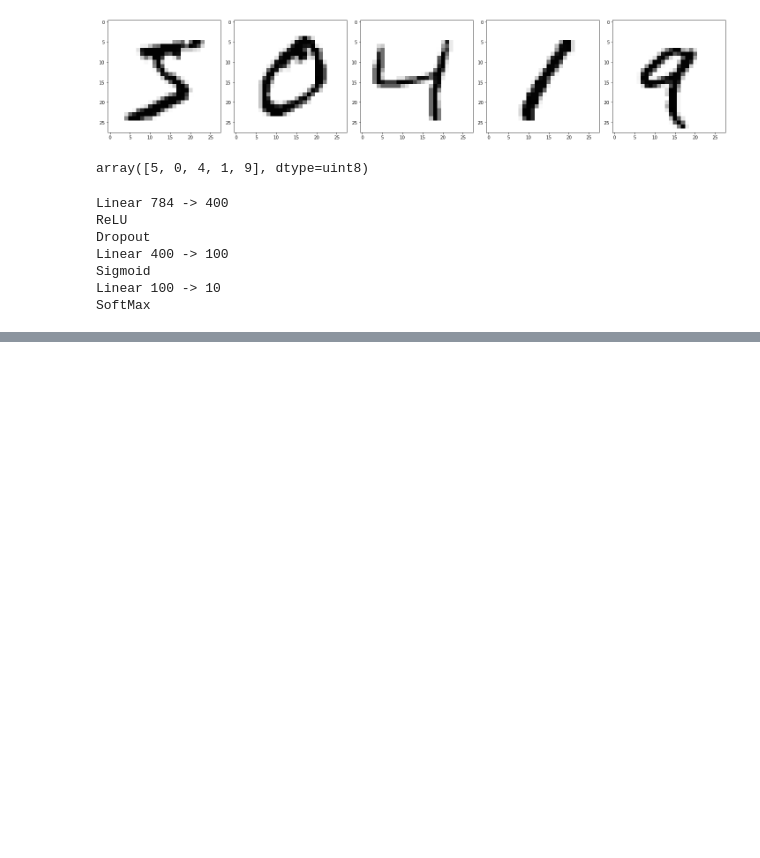
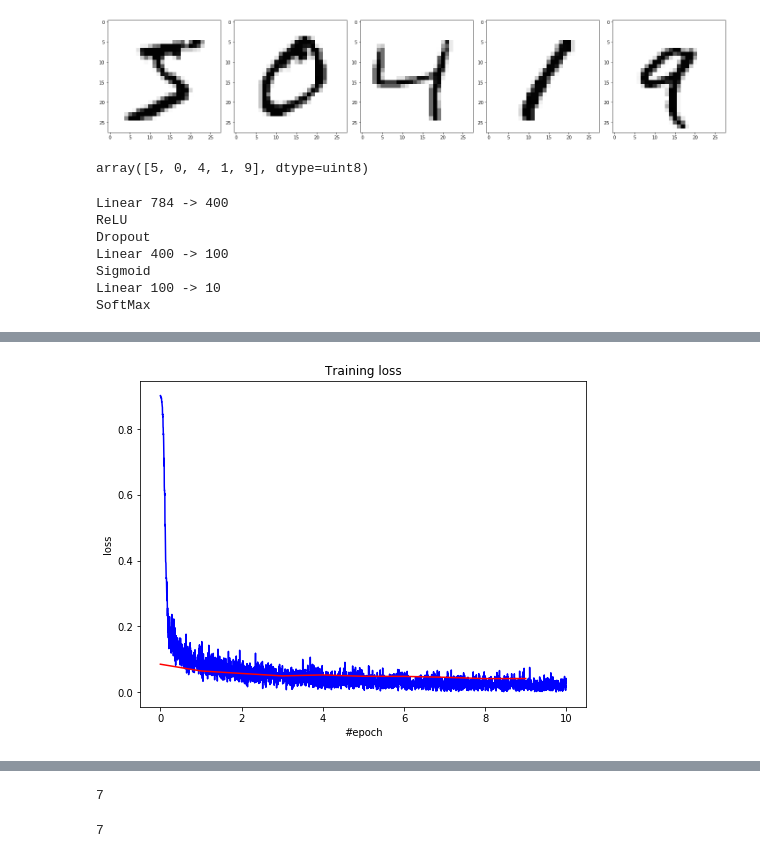
Before and after one commit to obi-1-konobe/ML_neural_network, a Jupyter notebook: homework_main.ipynb, the cells around one changed output, grey strips where cells are left out. Drawn from its saved outputs; the diff is of its cells as text; code cells hidden in the pictures; blank space fills up the shorter version.

```diff
--- a/homework_main.ipynb
+++ b/homework_main.ipynb
@@ -167,0 +177,14 @@ Current test loss: 0.054064
+# %%
+# only ReLU
+neural_net_1 = Sequential()
+neural_net_1.add(Linear(x_train.shape[1], 400))
+neural_net_1.add(ReLU())
+neural_net_1.add(Dropout(0.8))
+neural_net_1.add(Linear(400, 100))
+neural_net_1.add(ReLU())
+neural_net_1.add(Linear(100, 10))
+neural_net_1.add(SoftMax())
+
+criterion = MSECriterion()
+
+print(neural_net_1)
@@ -167,0 +235,20 @@ Current test loss: 0.054064
+# %%
+
+# Visualize
+display.clear_output(wait=True)
+plt.figure(figsize=(8, 6))
+
+plt.title("Training loss")
+plt.xlabel("#epoch")
+plt.ylabel("loss")
+epoch_ticks = np.arange(0, len(train_loss_history), dtype=float) / (y_train.shape[0] // batch_size)
+plt.plot(epoch_ticks, train_loss_history, 'b')
+plt.plot(test_loss_history, 'r')
+
+plt.show()
+
+print('Current train loss: %f' % loss)
+print('Current test loss: %f' % test_loss)
+print('Current test accuracy: %f' % test_accuracy)
+# %% [output]
+[figure, added]
@@ -167,0 +258,8 @@ Current test loss: 0.054064
+# %%
+np.argmax(test_pred[0])
+# %% [output]
+7
+# %%
+target_test[0]
+# %% [output]
+7
```
Also changed, not shown: parts of 6 cells of this notebook.
